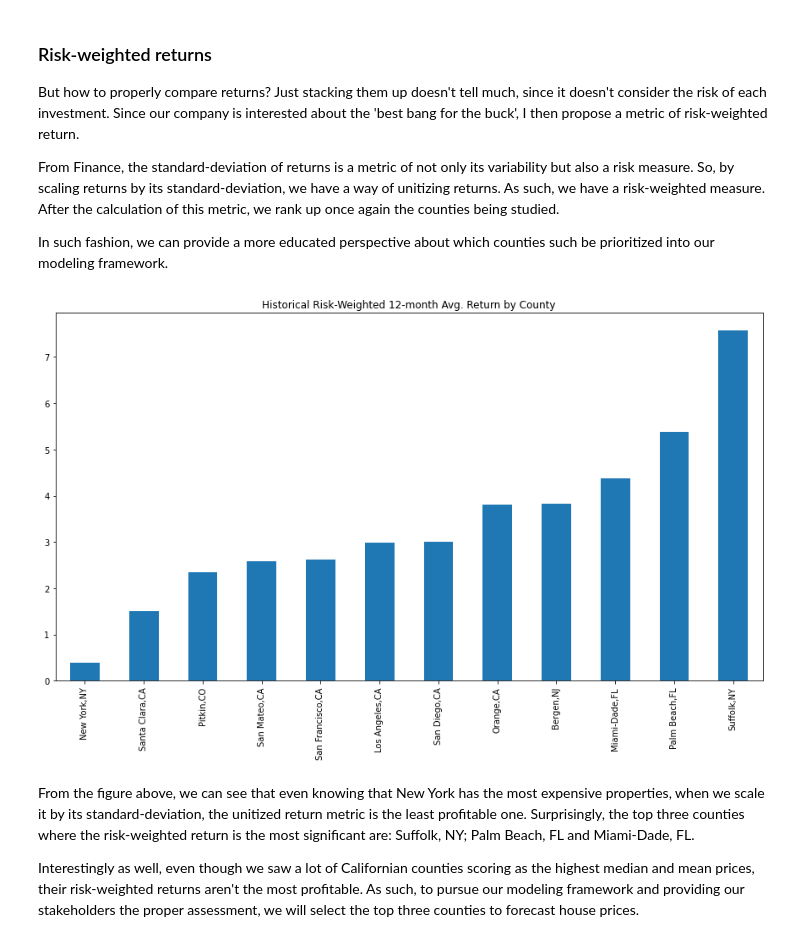
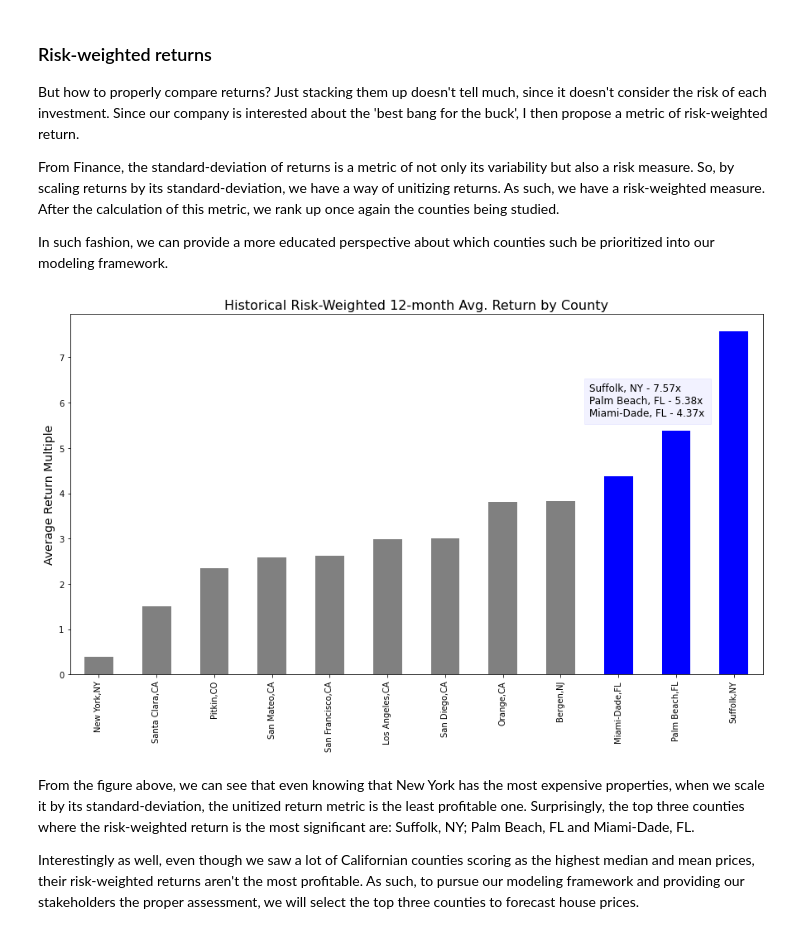
Before and after one commit to ovilar/phase_4-project, a Jupyter notebook: index.ipynb, the cells around one changed output. Drawn from its saved outputs; the diff is of its cells as text; code cells hidden in the pictures.

```diff
--- a/index.ipynb
+++ b/index.ipynb
@@ -486,12 +489,21 @@ df_wtd = pd.DataFrame.from_dict(wtd_ret).dropna()
 
 # Historical Risk Adj. Return
 hist_ret_wtd = df_wtd.mean(axis = 0).sort_values(ascending = True)
-# %%
-# Risk-Wtd Return
-hist_ret_wtd.plot.bar(figsize = (15, 8))
-plt.title('Historical Risk-Weighted 12-month Avg. Return by County');
-# %% [output]
-[figure, removed]
+# %%
+# Risk-Wtd Return Plot
+# Grabbing the values from our dict
+val_list = []
+for key, values in hist_ret_wtd.items():
+    val_list.append(values)
+
+# Plotting the bars, then setting up some annotations
+hist_ret_wtd.plot.bar(figsize = (15, 8), color = ['blue' if i >= 4.37 else 'gray' for i in val_list])
+plt.title('Historical Risk-Weighted 12-month Avg. Return by County', fontsize = 16)
+plt.ylabel('Average Return Multiple', fontsize = 14)
+plt.annotate(xy = (8.5, 5.7), bbox = dict(boxstyle = 'square', pad = 0.5, alpha = 0.05, color = 'blue'), \
+    text = ('Suffolk, NY - 7.57x \nPalm Beach, FL - 5.38x \nMiami-Dade, FL - 4.37x'), fontsize = 12);
+# %% [output]
+[figure, added]
 # %% [markdown]
 From the figure above, we can see that even knowing that New York has the most expensive properties, when we scale it by its standard-deviation, the unitized return metric is the least profitable one. Surprisingly, the top three counties where the risk-weighted return is the most significant are: Suffolk, NY; Palm Beach, FL and Miami-Dade, FL.
 
```
Also changed, not shown: parts of 14 cells of this notebook.
